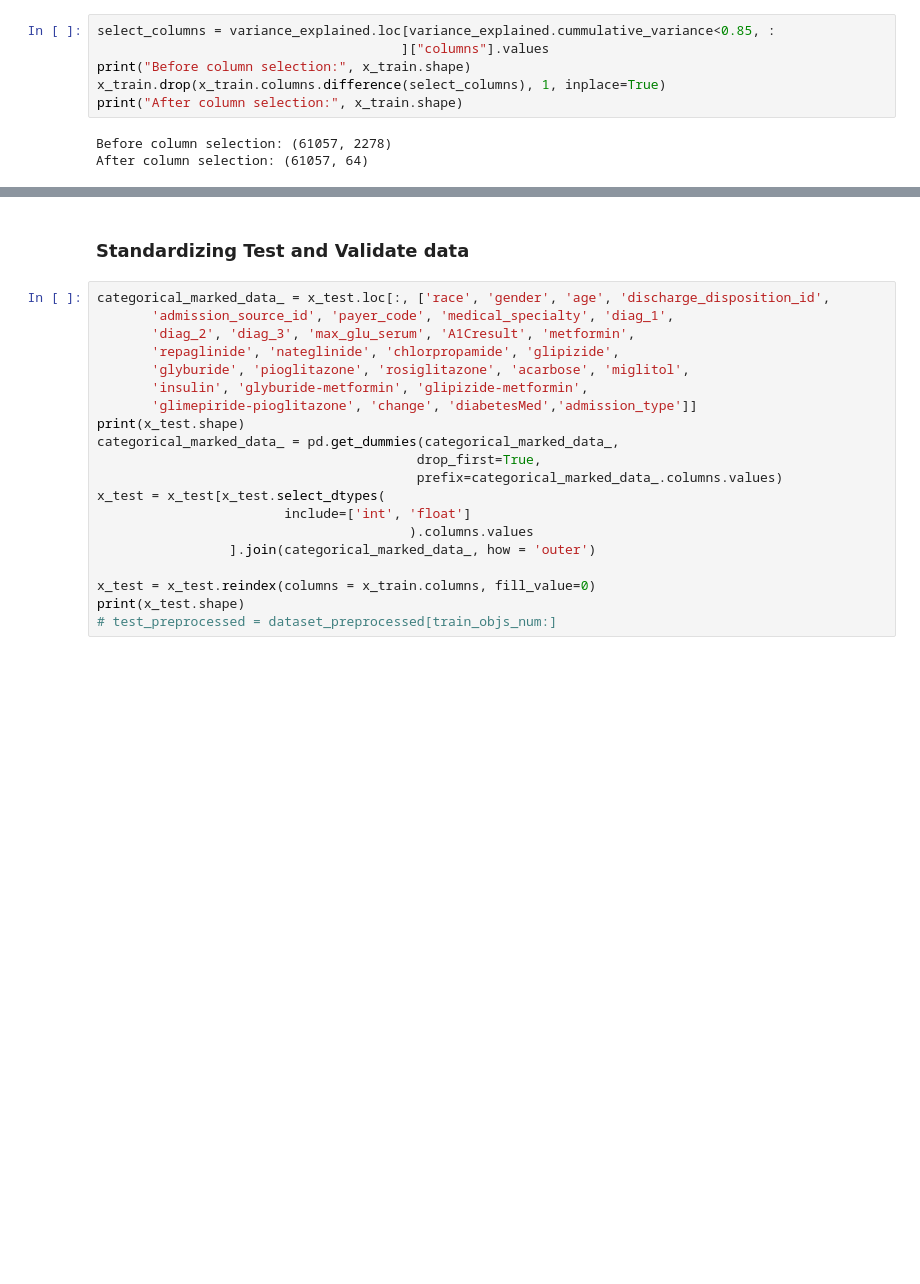
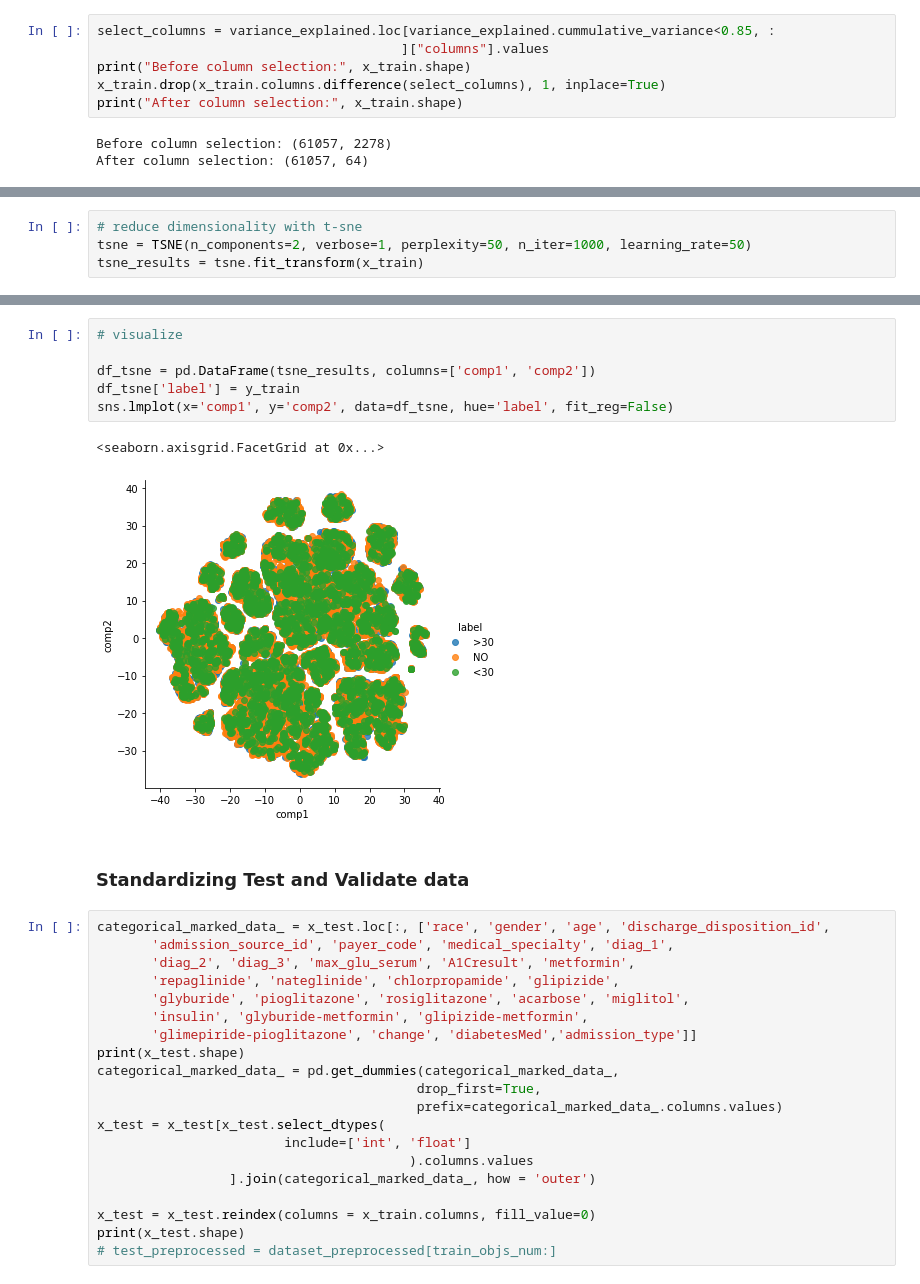
Before and after one commit to gaurikatyagi/Machine-Learning, a Jupyter notebook: Classification/Classification of Hospital Readmission.ipynb, the cells around one changed output, grey strips where cells are left out. Drawn from its saved outputs; the diff is of its cells as text; blank space fills up the shorter version.

```diff
--- a/Classification/Classification of Hospital Readmission.ipynb
+++ b/Classification/Classification of Hospital Readmission.ipynb
@@ -706,0 +732,4 @@ After column selection: (61057, 64)
+# %%
+# reduce dimensionality with t-sne
+tsne = TSNE(n_components=2, verbose=1, perplexity=50, n_iter=1000, learning_rate=50)
+tsne_results = tsne.fit_transform(x_train)
@@ -707,3 +754,12 @@ After column selection: (61057, 64)
+# %%
+# visualize
+
+df_tsne = pd.DataFrame(tsne_results, columns=['comp1', 'comp2'])
+df_tsne['label'] = y_train
+sns.lmplot(x='comp1', y='comp2', data=df_tsne, hue='label', fit_reg=False)
+# %% [output]
+<seaborn.axisgrid.FacetGrid at 0x...>
+[figure, added]
 # %% [markdown]
 ### Standardizing Test and Validate data
 # %%
```
Also changed, not shown: parts of 26 cells of this notebook.
